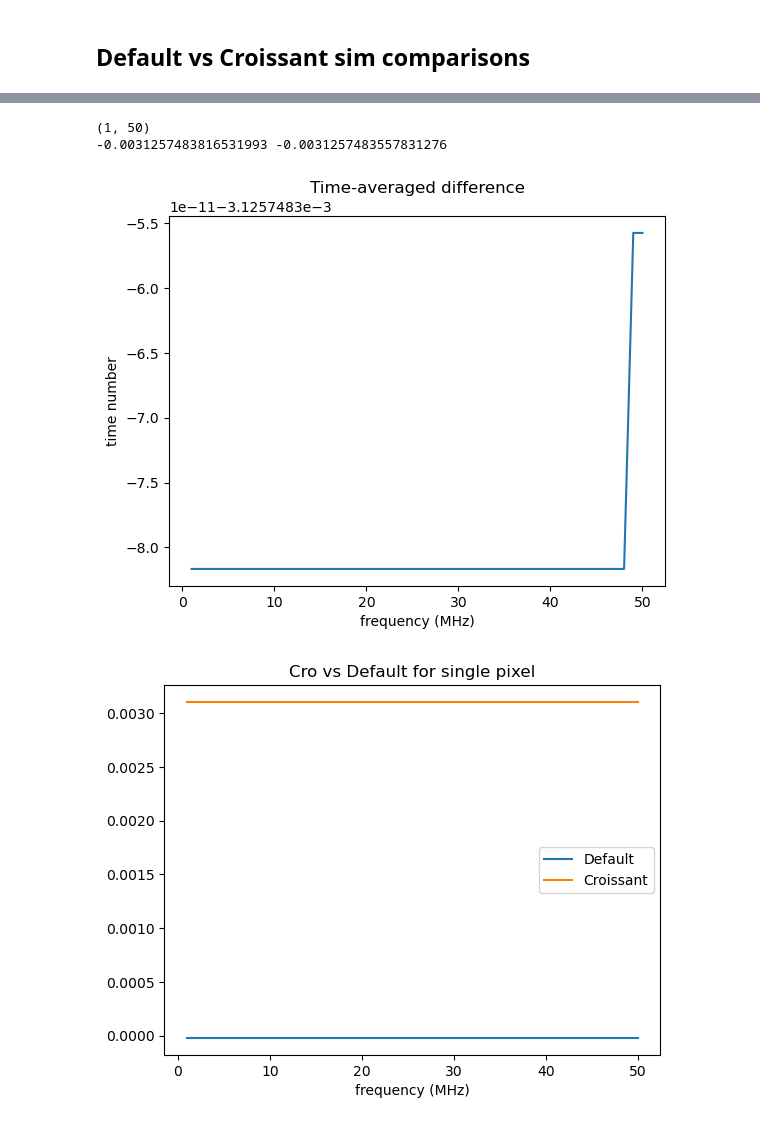
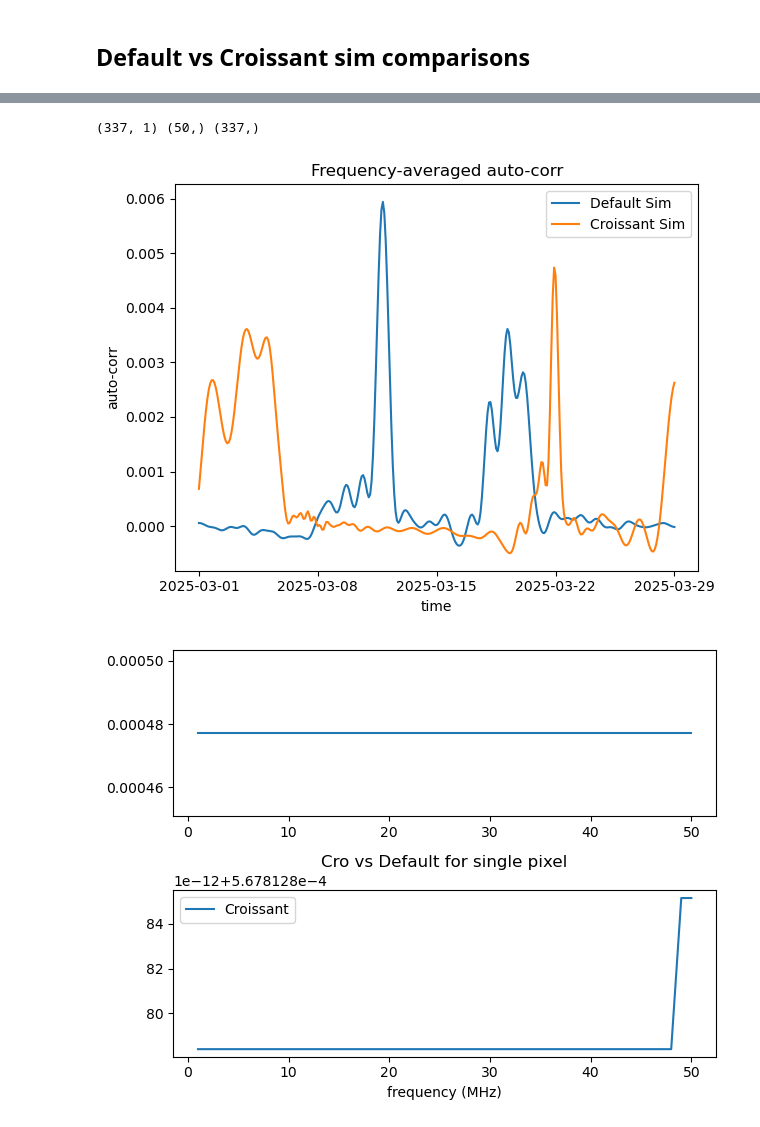
Before and after one commit to lusee-night/luseepy, a Jupyter notebook: simulation/output/plot_default_vs_cro_sims.ipynb, the cells around one changed output, grey strips where cells are left out. Cells and saved outputs as stored; diff of their text form; code cells hidden in the pictures.

```diff
--- a/simulation/output/plot_default_vs_cro_sims.ipynb
+++ b/simulation/output/plot_default_vs_cro_sims.ipynb
@@ -39 +54,7 @@ Text(0.5, 1.0, 'Difference')
+# %%
+def time_avg(D):
+    return np.mean(D.data, axis=0)
+
+def freq_avg(D):
+    return np.mean(D.data, axis=2)
 # %%
@@ -81,5 +163,11 @@ plt.show()
 # %%
 #single pixel test
 
-D_single = lusee.Data('sim_output_singlepixel.fits')
-D_single_cro = lusee.Data('sim_output_cro_singlepixel.fits')
+D_single = lusee.Data('~/lusee/luseepy/tests/sim_output_default_singlepixel_28days.fits')
+D_single_cro = lusee.Data('~/lusee/luseepy/tests/sim_output_cro_singlepixel_28days.fits')
+
+time_single = Time(D_single.times)
+time_single_cro = Time(D_single_cro.times)
+
+time_single = time_single.datetime
+time_single_cro = time_single_cro.datetime
@@ -86,26 +202,34 @@ D_single_cro = lusee.Data('sim_output_cro_singlepixel.fits')
 # %%
-D_avg_single = time_avg(D_single)
-D_avg_single_cro = time_avg(D_single_cro)
+D_avg_single = freq_avg(D_single)
+D_avg_single_cro = freq_avg(D_single_cro)
 
-print(D_avg_single.shape)
+print(D_avg_single.shape, D_single.freq.shape, D_single.times.shape)
 
-plt.plot(D_single.freq,D_avg_single[0,:]-D_avg_single_cro[0,:])
-plt.xlabel('frequency (MHz)')
-plt.ylabel('time number')
-plt.title('Time-averaged difference')
+plt.plot(time_single, D_avg_single[:,0], label='Default Sim')
+plt.plot(time_single_cro, D_avg_single_cro[:,0], label='Croissant Sim')
+plt.xlabel('time')
+tick_idx = np.linspace(0, len(time_single)-1, 5, dtype=int)
 
-diff = D_avg_single[0,:]-D_avg_single_cro[0,:]
-print(diff.min(), diff.max())
+plt.xticks(time_single[tick_idx])
+plt.ylabel('auto-corr')
+plt.title('Frequency-averaged auto-corr')
+plt.legend()
+plt.tight_layout()
 # %% [output]
-(1, 50)
--0.0031257483816531993 -0.0031257483557831276
+(337, 1) (50,) (337,)
-[figure, old version]
+[figure, new version]
 # %%
-plt.plot(D_single.freq, D_avg_single[0,:], label='Default')
-plt.plot(D_single_cro.freq, D_avg_single_cro[0,:], label='Croissant')
+D_single_time_avg = time_avg(D_single)
+D_single_cro_time_avg = time_avg(D_single_cro)
+
+plt.subplot(211)
+plt.plot(D_single.freq, D_single_time_avg[0], label='Default')
+
+plt.subplot(212)
+plt.plot(D_single_cro.freq, D_single_cro_time_avg[0], label='Croissant')
 plt.xlabel('frequency (MHz)')
 plt.title('Cro vs Default for single pixel')
 plt.legend()
-plt.show()
+plt.tight_layout()
 # %% [output]
-[figure, old version]
+[figure, new version]
```
Also changed, not shown: parts of 15 cells of this notebook, 2 other files.
